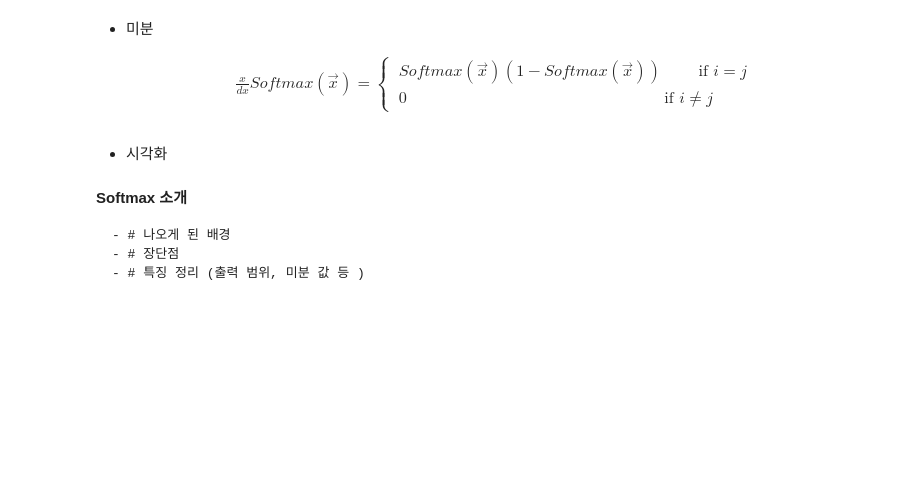
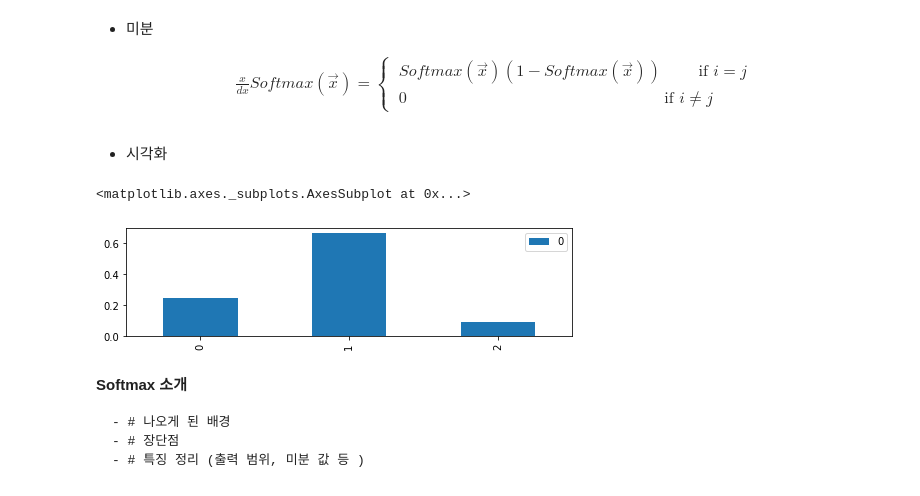
Before and after one commit to hiyeontae/SkillTreePython-DeepLearning, a Jupyter notebook: 01.딥러닝with텐서플로우-basic/ch01_01_DNN기초_기본레이어.ipynb, the cells around one changed output. Cells and saved outputs as stored; diff of their text form; code cells hidden in the pictures; blank space fills up the shorter version.

```diff
--- a/01.딥러닝with텐서플로우-basic/ch01_01_DNN기초_기본레이어.ipynb
+++ b/01.딥러닝with텐서플로우-basic/ch01_01_DNN기초_기본레이어.ipynb
@@ -123,3 +229,13 @@ sigmoid(x) = \frac{1}{1+e^{-x}}
 \begin{align}
 softmax(x) = \frac{e^{x_i}}{\sum_je^{x_j}}
 \end{align}
+# %%
+def softmax(x_vec):
+  step1 = np.exp(x_vec)
+  step2 = np.sum(step1)
+
+  return step1/step2
+
+x_vec = np.array([1,2,0])
+y_vec = softmax(x_vec)
+print(y_vec, np.sum(y_vec))
@@ -136,6 +254,12 @@ softmax(x) = \frac{e^{x_i}}{\sum_je^{x_j}}
 \end{align}
 # %% [markdown]
 * 시각화
+# %%
+import pandas as pd
+pd.DataFrame(y_vec).plot(kind ='bar')
+# %% [output]
+<matplotlib.axes._subplots.AxesSubplot at 0x...>
+[figure, added]
 # %% [markdown]
 
 **Softmax 소개**
```
Also changed, not shown: parts of 23 cells of this notebook.
